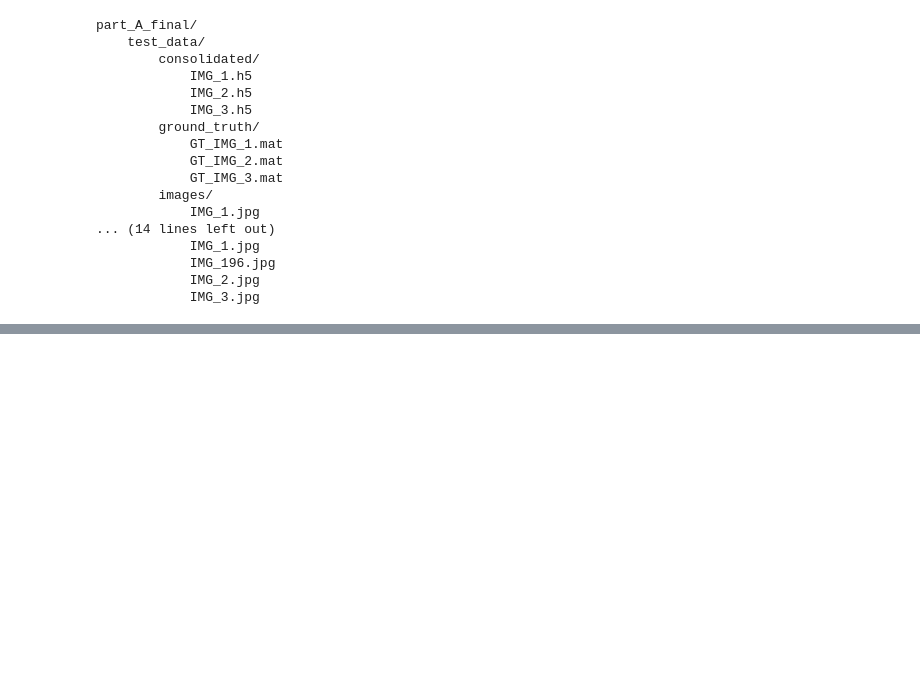
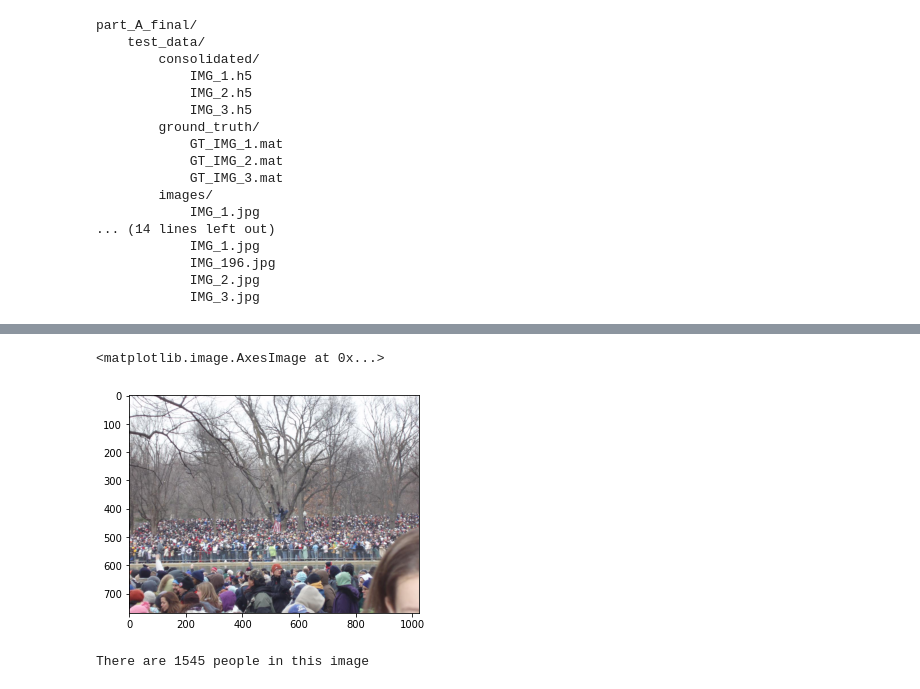
Before and after one commit to CS3244-AY2021-SEM-1/cnn-model, a Jupyter notebook: notebooks/create_dataset.ipynb, the cells around one changed output, grey strips where cells are left out. Cells and saved outputs as stored; diff of their text form; code cells hidden in the pictures; blank space fills up the shorter version.

```diff
--- a/notebooks/create_dataset.ipynb
+++ b/notebooks/create_dataset.ipynb
@@ -204,0 +203,10 @@ part_A_final/
+# %%
+image_path = "../data/SHT/part_A_final/train_data/images/IMG_1.jpg"
+plt.imshow(Image.open(image_path))
+# %% [output]
+<matplotlib.image.AxesImage at 0x...>
+[figure, added]
+# %%
+print(f'There are {int(np.sum(groundtruth))} people in this image')
+# %% [output]
+There are 1545 people in this image
```
Also changed, not shown: parts of 3 cells of this notebook, 2 other files.
